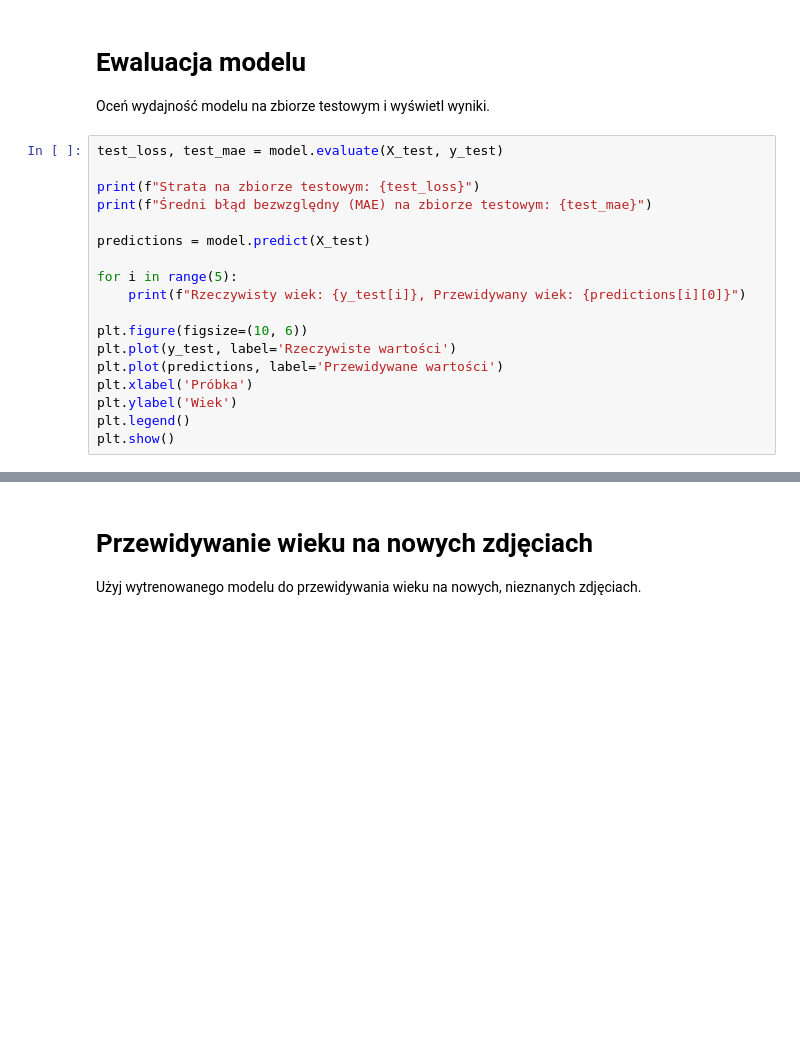
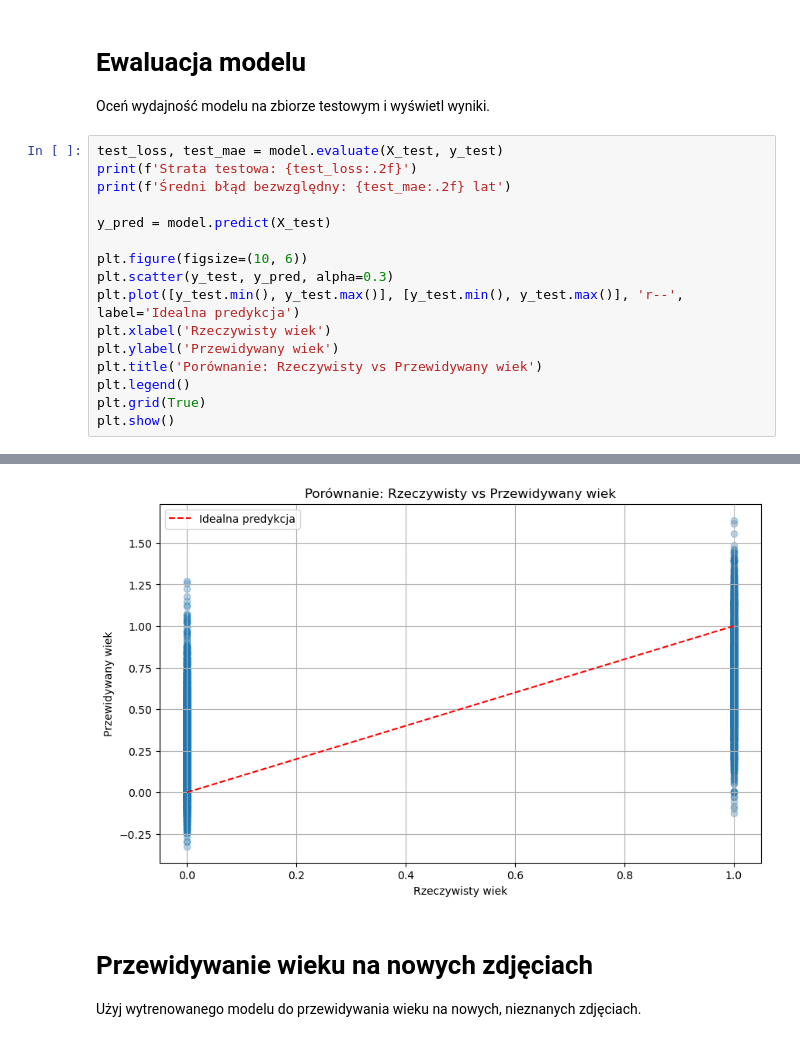
Before and after one commit to LiCHUTKO/age-detection, a Jupyter notebook: notebook.ipynb, the cells around one changed output, grey strips where cells are left out. Saved outputs shown, nothing was run; the diff lists cells and outputs as text; blank space fills up the shorter version.

```diff
--- a/notebook.ipynb
+++ b/notebook.ipynb
@@ -281,19 +293,18 @@ KeyboardInterrupt:
 Oceń wydajność modelu na zbiorze testowym i wyświetl wyniki.
 # %%
 test_loss, test_mae = model.evaluate(X_test, y_test)
+print(f'Strata testowa: {test_loss:.2f}')
+print(f'Średni błąd bezwzględny: {test_mae:.2f} lat')
 
-print(f"Strata na zbiorze testowym: {test_loss}")
-print(f"Średni błąd bezwzględny (MAE) na zbiorze testowym: {test_mae}")
-
-predictions = model.predict(X_test)
-
-for i in range(5):
-    print(f"Rzeczywisty wiek: {y_test[i]}, Przewidywany wiek: {predictions[i][0]}")
+y_pred = model.predict(X_test)
 
 plt.figure(figsize=(10, 6))
-plt.plot(y_test, label='Rzeczywiste wartości')
-plt.plot(predictions, label='Przewidywane wartości')
-plt.xlabel('Próbka')
-plt.ylabel('Wiek')
+plt.scatter(y_test, y_pred, alpha=0.3)
+plt.plot([y_test.min(), y_test.max()], [y_test.min(), y_test.max()], 'r--', label='Idealna predykcja')
+plt.xlabel('Rzeczywisty wiek')
+plt.ylabel('Przewidywany wiek')
+plt.title('Porównanie: Rzeczywisty vs Przewidywany wiek')
 plt.legend()
+plt.grid(True)
 plt.show()
+# %% [output]
@@ -300,3 +315,4 @@ plt.show()
+[figure, added]
 # %% [markdown]
 # Przewidywanie wieku na nowych zdjęciach
 Użyj wytrenowanego modelu do przewidywania wieku na nowych, nieznanych zdjęciach.
```
Also changed, not shown: parts of 6 cells of this notebook.
